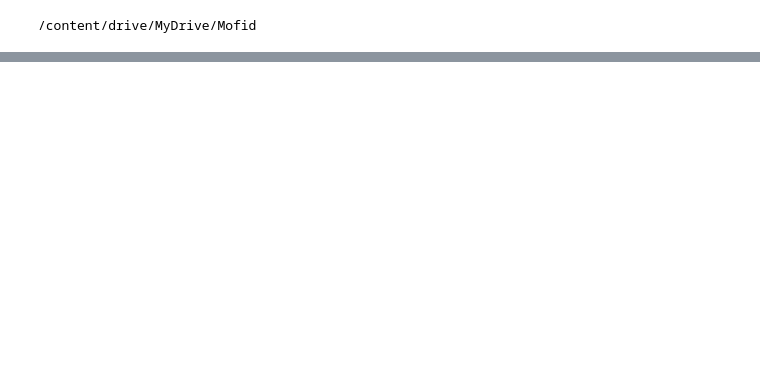
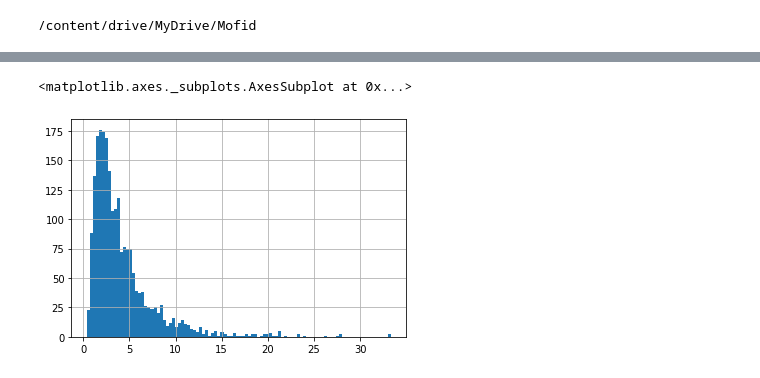
Before and after one commit to sanazy/Data-Science-Competitions, a Jupyter notebook: Mofid/Mofid_6.ipynb, the cells around one changed output, grey strips where cells are left out. Saved outputs shown, nothing was run; the diff lists cells and outputs as text; code cells hidden in the pictures; blank space fills up the shorter version.

```diff
--- a/Mofid/Mofid_6.ipynb
+++ b/Mofid/Mofid_6.ipynb
@@ -357,0 +52,35 @@ plt.show()
+# %%
+# Get the data location for TRAIN
+dir_list = os.listdir(TRAIN)
+
+# parse the filename to get the emotions
+emotion = []
+gender = []
+path = []
+
+for i in dir_list:
+    # gender
+    if i[-6:-5]=='F':
+        gender.append('female')
+    elif i[-6:-5]=='M':
+        gender.append('male')
+
+    # emotion
+    if i[-5:-4]=='A':
+        emotion.append('angry')
+    elif i[-5:-4]=='H':
+        emotion.append('happy')
+    elif i[-5:-4]=='S':
+        emotion.append('sad')
+    elif i[-5:-4]=='W':
+        emotion.append('surprise')
+    elif i[-5:-4]=='N':
+        emotion.append('neutral')
+
+    path.append(TRAIN + i)
+
+# Now check out the label count distribution
+df = pd.DataFrame(path, columns = ['path'])
+df = pd.concat([df, pd.DataFrame(gender, columns = ['gender'])], axis = 1)
+df = pd.concat([df, pd.DataFrame(emotion, columns = ['emotions'])], axis = 1)
+df.head()
@@ -357,0 +113,8 @@ plt.show()
+# %%
+duration = []
+for i,audio in enumerate(df.path):
+  length = librosa.get_duration(filename=audio)
+  duration.append(length)
+# %%
+df['duration'] = duration
+df.head()
@@ -357,0 +128,5 @@ plt.show()
+# %%
+df['duration'].hist(bins=100)
+# %% [output]
+<matplotlib.axes._subplots.AxesSubplot at 0x...>
+[figure, added]
```
Also changed, not shown: parts of 74 cells of this notebook.
